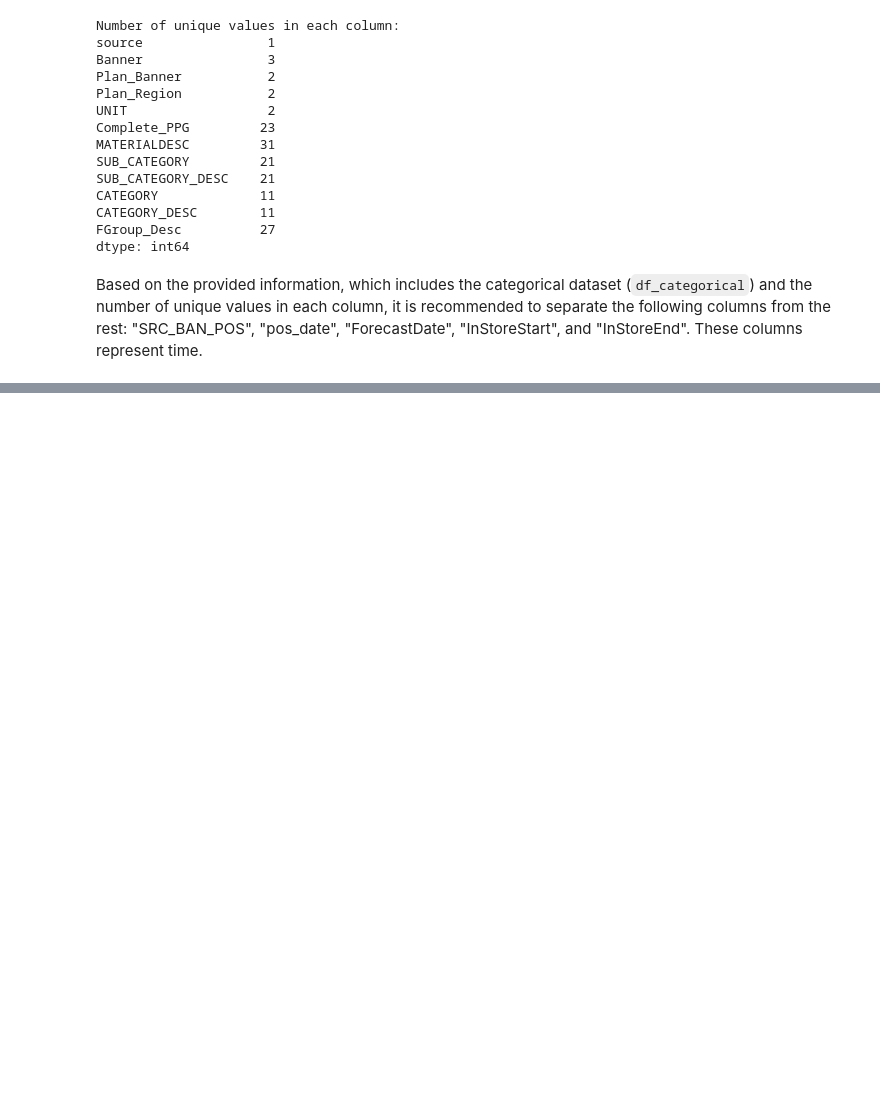
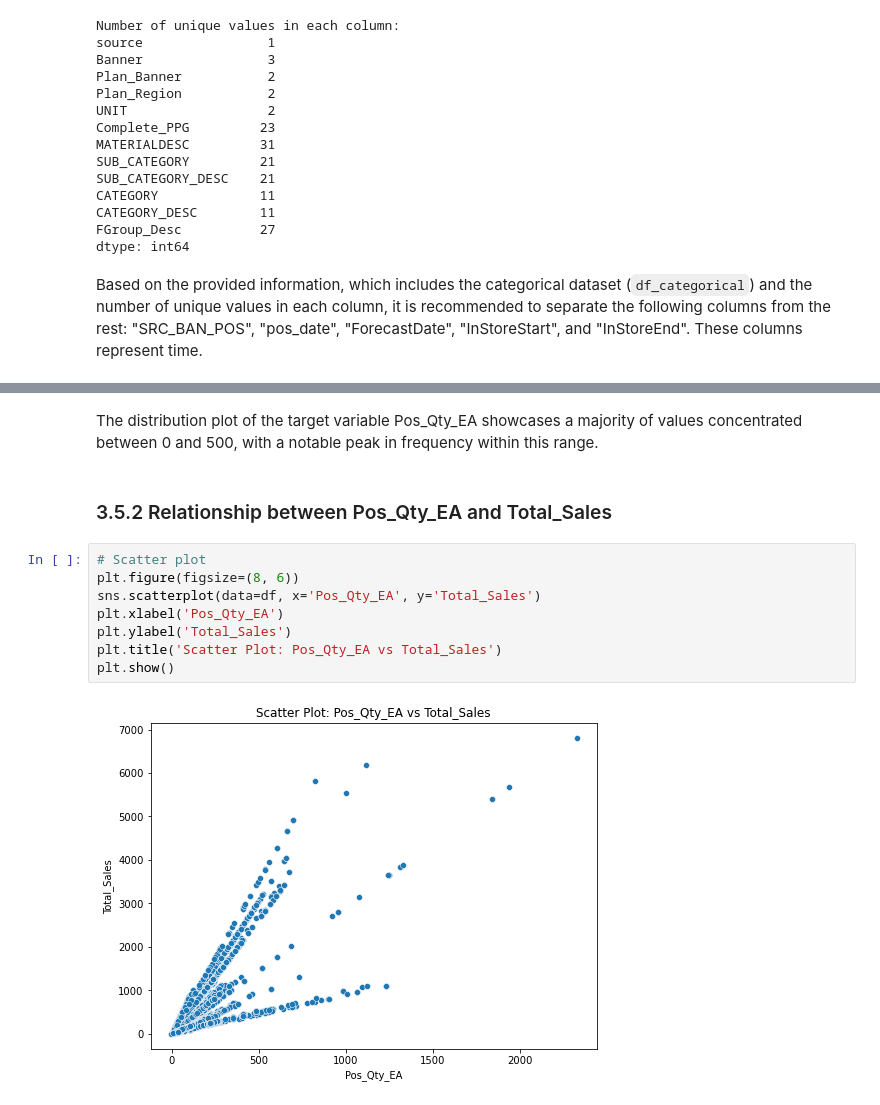
Before and after one commit to MLcmore2023/MLcmore2023, a Jupyter notebook: day2_am_morning/D2-M.ipynb, the cells around one changed output, grey strips where cells are left out. Cells and saved outputs as stored; diff of their text form; blank space fills up the shorter version.

```diff
--- a/day2_am_morning/D2-M.ipynb
+++ b/day2_am_morning/D2-M.ipynb
@@ -981,0 +1071,14 @@ Based on the provided information, which includes the categorical dataset (`df_c
+# %% [markdown]
+The distribution plot of the target variable Pos_Qty_EA showcases a majority of values concentrated between 0 and 500, with a notable peak in frequency within this range.
+# %% [markdown]
+### 3.5.2 Relationship between Pos_Qty_EA and Total_Sales
+# %%
+# Scatter plot
+plt.figure(figsize=(8, 6))
+sns.scatterplot(data=df, x='Pos_Qty_EA', y='Total_Sales')
+plt.xlabel('Pos_Qty_EA')
+plt.ylabel('Total_Sales')
+plt.title('Scatter Plot: Pos_Qty_EA vs Total_Sales')
+plt.show()
+# %% [output]
+[figure, added]
```
Also changed, not shown: parts of 50 cells of this notebook, 1 other file.
